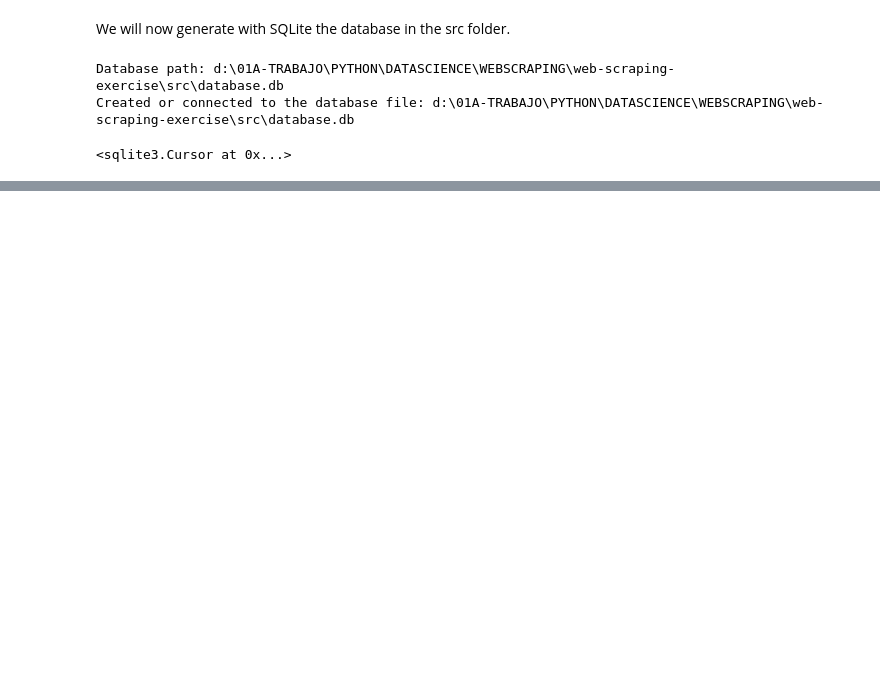
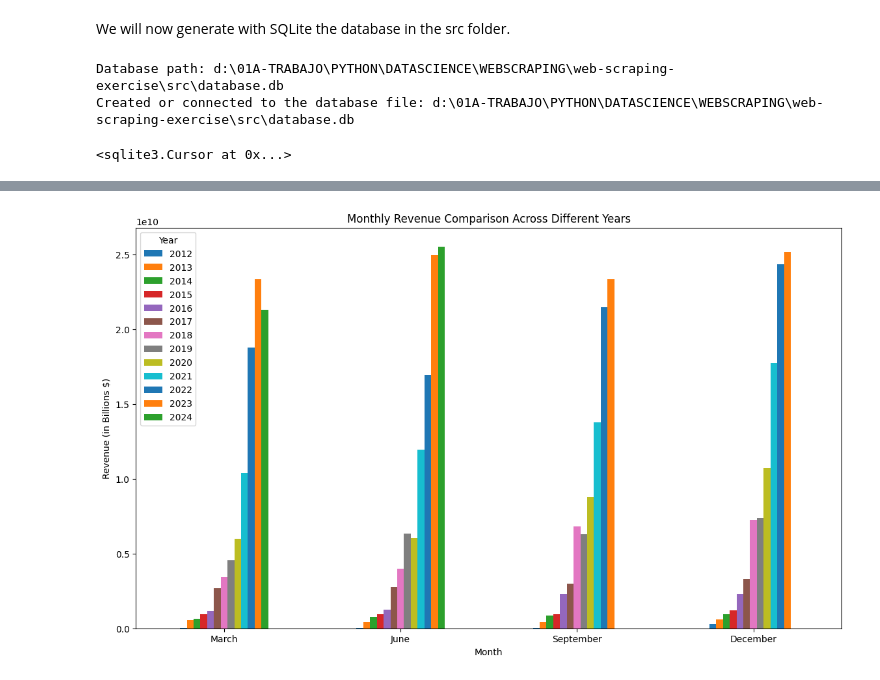
Before and after one commit to GuillePrograma94/web-scraping-exercise, a Jupyter notebook: src/explore.es.ipynb, the cells around one changed output, grey strips where cells are left out. Drawn from its saved outputs; the diff is of its cells as text; code cells hidden in the pictures; blank space fills up the shorter version.

```diff
--- a/src/explore.es.ipynb
+++ b/src/explore.es.ipynb
@@ -232,0 +267,22 @@ PENDIENTE - LIMPIAR LAS FECHAS PARA QUE SEAN dd/mm/aaaa / HACER VISUALES
+# %%
+# We extract the month and year information from the dataframe
+df['Year'] = df['Date'].dt.year
+df['Month'] = df['Date'].dt.strftime('%B')
+
+# We pivot the table to have years as columns and months as rows
+pivot_df = df.pivot_table(index='Month', columns='Year', values='Value')
+
+# We sort the pivot table by the actual month order, there is quarterly information, therefore we only need those months
+month_order = [ 'March', 'June', 'September', 'December']
+pivot_df = pivot_df.reindex(month_order)
+
+# We plot the data to be analised
+pivot_df.plot(kind='bar', figsize=(14, 8))
+plt.title('Monthly Revenue Comparison Across Different Years')
+plt.xlabel('Month')
+plt.ylabel('Revenue (in Billions $)')
+plt.xticks(rotation=360)
+plt.legend(title='Year')
+plt.show()
+# %% [output]
+[figure, added]
```
Also changed, not shown: parts of 19 cells of this notebook, 1 other file.
